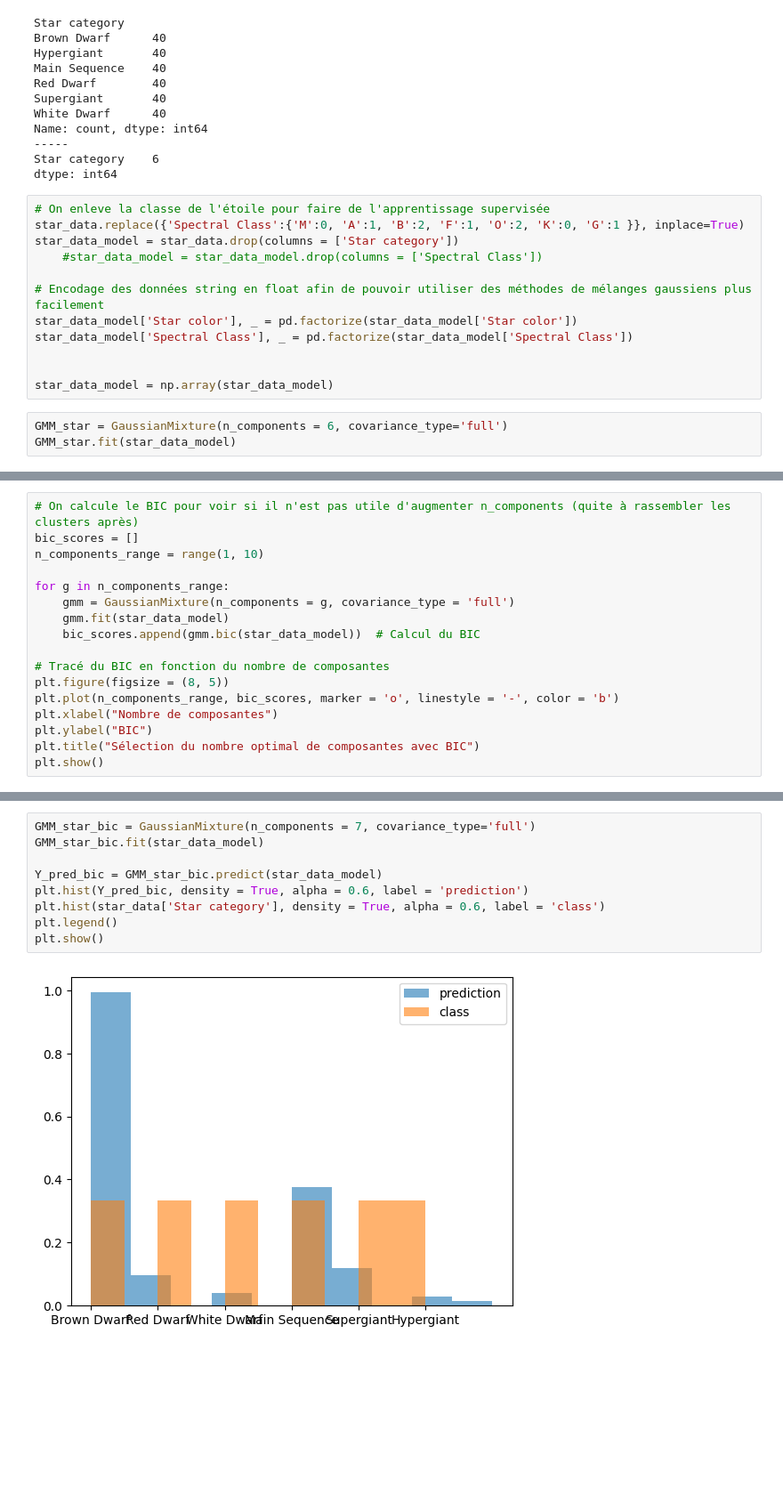
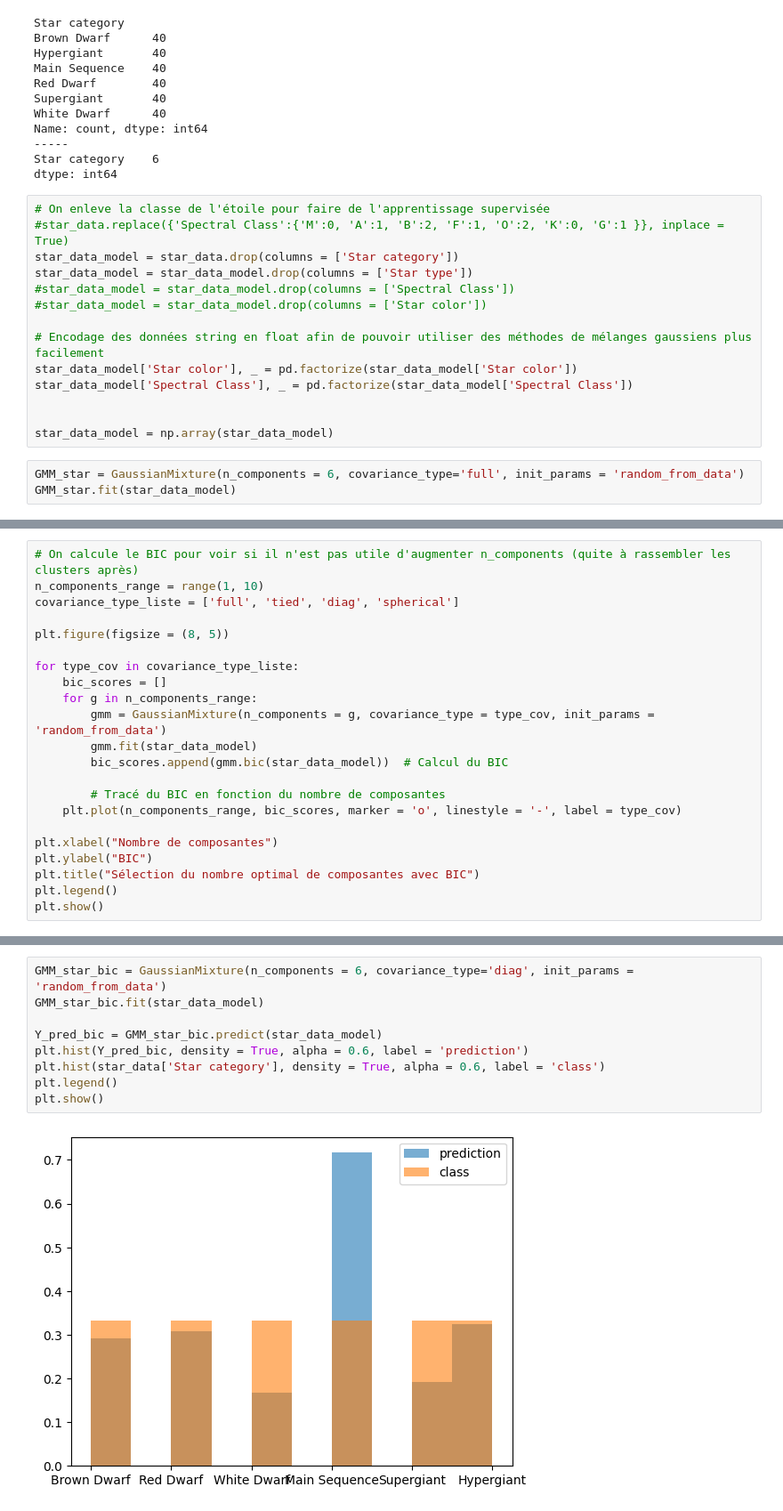
Before and after one commit to BenjaminPINEAU/star-class-prediction, a Jupyter notebook: main.ipynb, the cells around one changed output, grey strips where cells are left out. Shown at 89% size. Cells and saved outputs as stored; diff of their text form; blank space fills up the shorter version.

Commit message:
calcul BIC

```diff
--- a/main.ipynb
+++ b/main.ipynb
@@ -46,9 +46,11 @@ Star category    6
 dtype: int64
 # %%
 # On enleve la classe de l'étoile pour faire de l'apprentissage supervisée
-star_data.replace({'Spectral Class':{'M':0, 'A':1, 'B':2, 'F':1, 'O':2, 'K':0, 'G':1 }}, inplace=True)
+#star_data.replace({'Spectral Class':{'M':0, 'A':1, 'B':2, 'F':1, 'O':2, 'K':0, 'G':1 }}, inplace = True)
 star_data_model = star_data.drop(columns = ['Star category'])
-    #star_data_model = star_data_model.drop(columns = ['Spectral Class'])
+star_data_model = star_data_model.drop(columns = ['Star type'])
+#star_data_model = star_data_model.drop(columns = ['Spectral Class'])
+#star_data_model = star_data_model.drop(columns = ['Star color'])
 
 # Encodage des données string en float afin de pouvoir utiliser des méthodes de mélanges gaussiens plus facilement
 star_data_model['Star color'], _ = pd.factorize(star_data_model['Star color'])
@@ -57,6 +59,6 @@ star_data_model['Spectral Class'], _ = pd.factorize(star_data_model['Spectral Cl
 
 star_data_model = np.array(star_data_model)
 # %%
-GMM_star = GaussianMixture(n_components = 6, covariance_type='full')
+GMM_star = GaussianMixture(n_components = 6, covariance_type='full', init_params = 'random_from_data')
 GMM_star.fit(star_data_model)
 # %% [output]
@@ -72,18 +89,23 @@ plt.show()
 # %%
 # On calcule le BIC pour voir si il n'est pas utile d'augmenter n_components (quite à rassembler les clusters après)
-bic_scores = []
 n_components_range = range(1, 10)
+covariance_type_liste = ['full', 'tied', 'diag', 'spherical']
 
-for g in n_components_range:
-    gmm = GaussianMixture(n_components = g, covariance_type = 'full')
-    gmm.fit(star_data_model)
-    bic_scores.append(gmm.bic(star_data_model))  # Calcul du BIC
+plt.figure(figsize = (8, 5))
 
-# Tracé du BIC en fonction du nombre de composantes
-plt.figure(figsize = (8, 5))
-plt.plot(n_components_range, bic_scores, marker = 'o', linestyle = '-', color = 'b')
+for type_cov in covariance_type_liste:
+    bic_scores = []
+    for g in n_components_range:
+        gmm = GaussianMixture(n_components = g, covariance_type = type_cov, init_params = 'random_from_data')
+        gmm.fit(star_data_model)
+        bic_scores.append(gmm.bic(star_data_model))  # Calcul du BIC
+
+        # Tracé du BIC en fonction du nombre de composantes
+    plt.plot(n_components_range, bic_scores, marker = 'o', linestyle = '-', label = type_cov)
+
 plt.xlabel("Nombre de composantes")
 plt.ylabel("BIC")
 plt.title("Sélection du nombre optimal de composantes avec BIC")
+plt.legend()
 plt.show()
 # %% [output]
@@ -91,11 +113,11 @@ plt.show()
 # %%
-GMM_star_bic = GaussianMixture(n_components = 7, covariance_type='full')
+GMM_star_bic = GaussianMixture(n_components = 6, covariance_type='diag', init_params = 'random_from_data')
 GMM_star_bic.fit(star_data_model)
 
 Y_pred_bic = GMM_star_bic.predict(star_data_model)
 plt.hist(Y_pred_bic, density = True, alpha = 0.6, label = 'prediction')
 plt.hist(star_data['Star category'], density = True, alpha = 0.6, label = 'class')
 plt.legend()
 plt.show()
 # %% [output]
-[figure, old version]
+[figure, new version]
```
Also changed, not shown: parts of 3 cells of this notebook.
